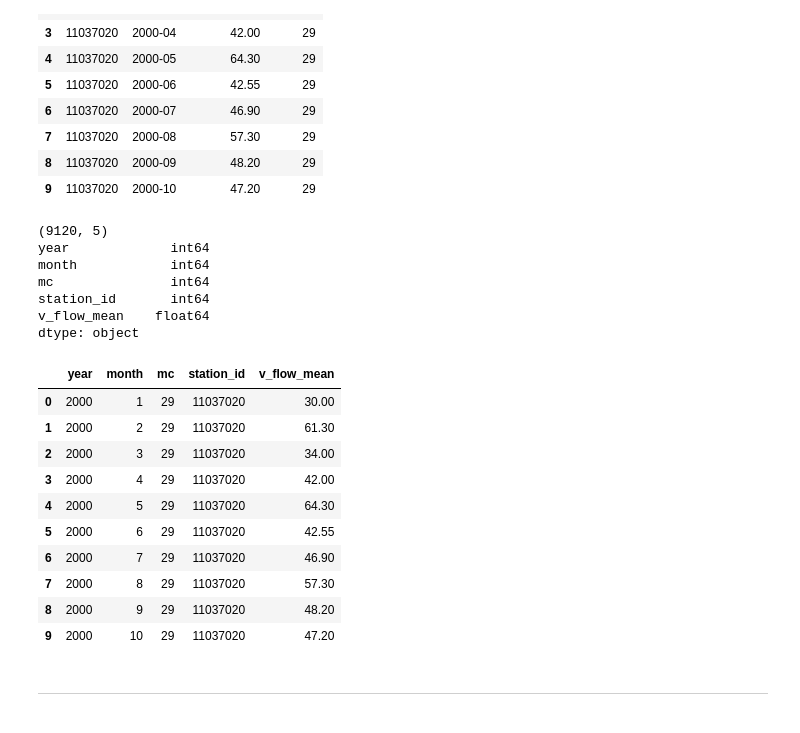
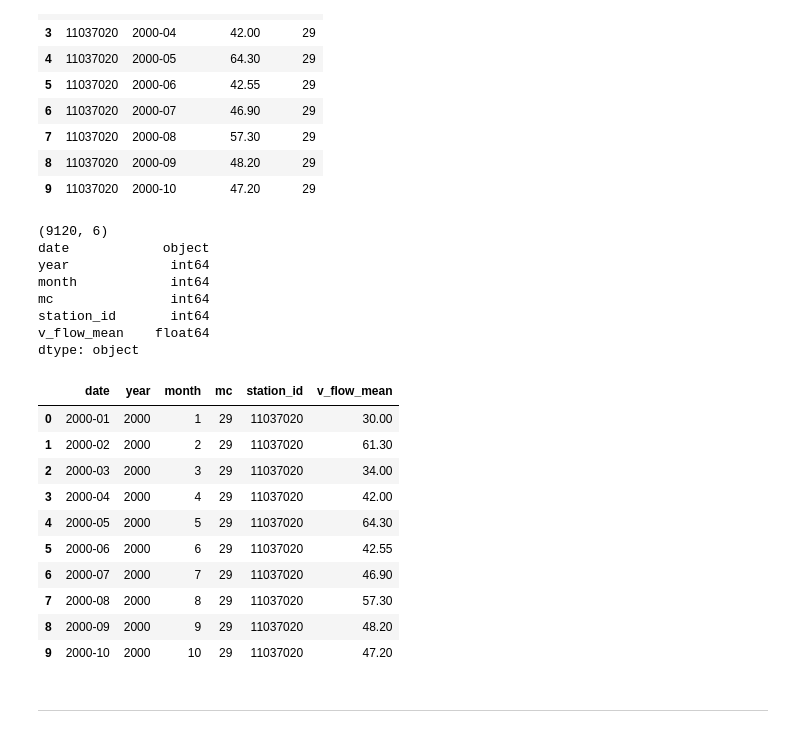
Before and after one commit to dechontaduro/DS4All_2020_Team28_Project, a Jupyter notebook: explore/VariableConsolidate.ipynb, the cells around one changed output. Drawn from its saved outputs; the diff is of its cells as text; code cells hidden in the pictures.

```diff
--- a/explore/VariableConsolidate.ipynb
+++ b/explore/VariableConsolidate.ipynb
@@ -256,38 +264,39 @@ dtype: object
 # %%
 temp_df = flow_mean[['cuenca', 'codigo', 'Fecha', 'Q_MEDIA_D']]
 temp_df.columns = ['mc', 'station_id', 'date', 'v_flow_mean']
 
 temp_df['year'] = temp_df.apply(lambda row: int(str.split(row.date, sep = '-')[0]) , axis = 1)
 temp_df['month'] = temp_df.apply(lambda row: int(str.split(row.date, sep = '-')[1]) , axis = 1)
 
-temp_df.drop(columns = ['date'], axis = 1, inplace = True)
+#temp_df.drop(columns = ['date'], axis = 1, inplace = True)
 
-temp_df = temp_df[['year', 'month', 'mc', 'station_id', 'v_flow_mean']]
+temp_df = temp_df[['date', 'year', 'month', 'mc', 'station_id', 'v_flow_mean']]
 
 flow_mean = temp_df.copy()
 
 print(flow_mean.shape)
 print(flow_mean.dtypes)
 flow_mean.head(10)
 # %% [output]
-(9120, 5)
+(9120, 6)
+date            object
 year             int64
 month            int64
 mc               int64
 station_id       int64
 v_flow_mean    float64
 dtype: object
-|  | year | month | mc | station_id | v_flow_mean |
-| 0 | 2000 | 1 | 29 | 11037020 | 30.00 |
-| 1 | 2000 | 2 | 29 | 11037020 | 61.30 |
-| 2 | 2000 | 3 | 29 | 11037020 | 34.00 |
-| 3 | 2000 | 4 | 29 | 11037020 | 42.00 |
-| 4 | 2000 | 5 | 29 | 11037020 | 64.30 |
-| 5 | 2000 | 6 | 29 | 11037020 | 42.55 |
-| 6 | 2000 | 7 | 29 | 11037020 | 46.90 |
-| 7 | 2000 | 8 | 29 | 11037020 | 57.30 |
-| 8 | 2000 | 9 | 29 | 11037020 | 48.20 |
-| 9 | 2000 | 10 | 29 | 11037020 | 47.20 |
+|  | date | year | month | mc | station_id | v_flow_mean |
+| 0 | 2000-01 | 2000 | 1 | 29 | 11037020 | 30.00 |
+| 1 | 2000-02 | 2000 | 2 | 29 | 11037020 | 61.30 |
+| 2 | 2000-03 | 2000 | 3 | 29 | 11037020 | 34.00 |
+| 3 | 2000-04 | 2000 | 4 | 29 | 11037020 | 42.00 |
+| 4 | 2000-05 | 2000 | 5 | 29 | 11037020 | 64.30 |
+| 5 | 2000-06 | 2000 | 6 | 29 | 11037020 | 42.55 |
+| 6 | 2000-07 | 2000 | 7 | 29 | 11037020 | 46.90 |
+| 7 | 2000-08 | 2000 | 8 | 29 | 11037020 | 57.30 |
+| 8 | 2000-09 | 2000 | 9 | 29 | 11037020 | 48.20 |
+| 9 | 2000-10 | 2000 | 10 | 29 | 11037020 | 47.20 |
 # %% [markdown]
 ------
 # %% [markdown]
```
Also changed, not shown: parts of 5 cells of this notebook, 3 other files.
